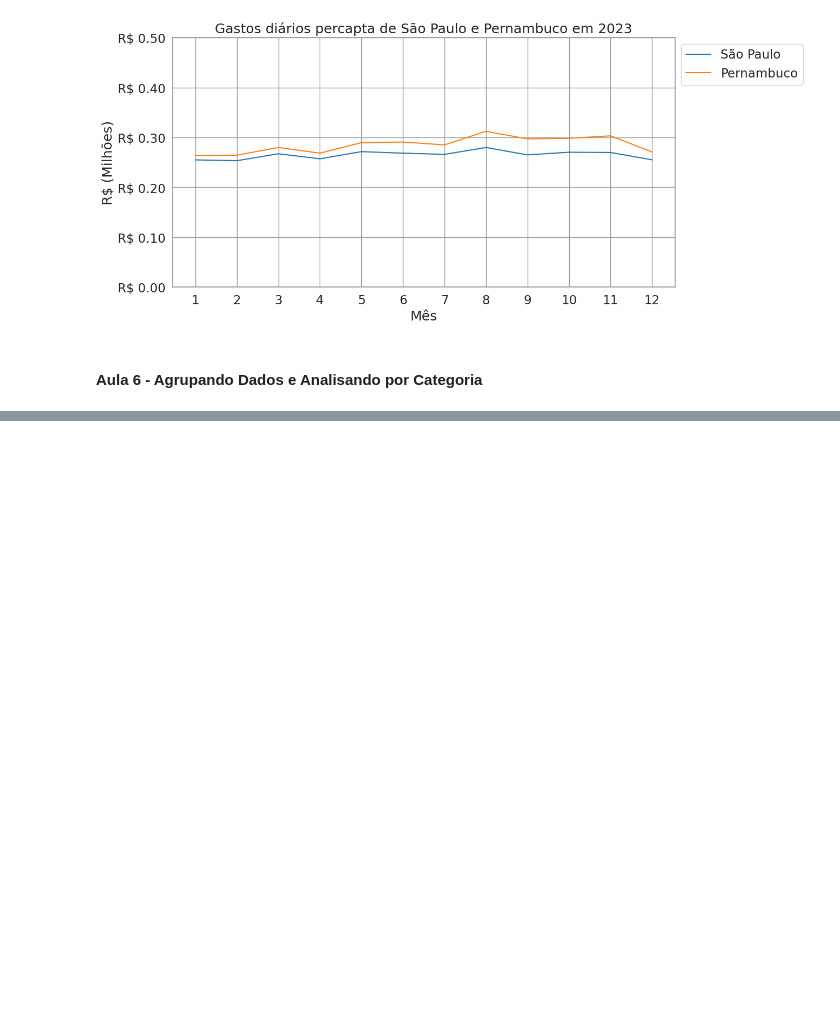
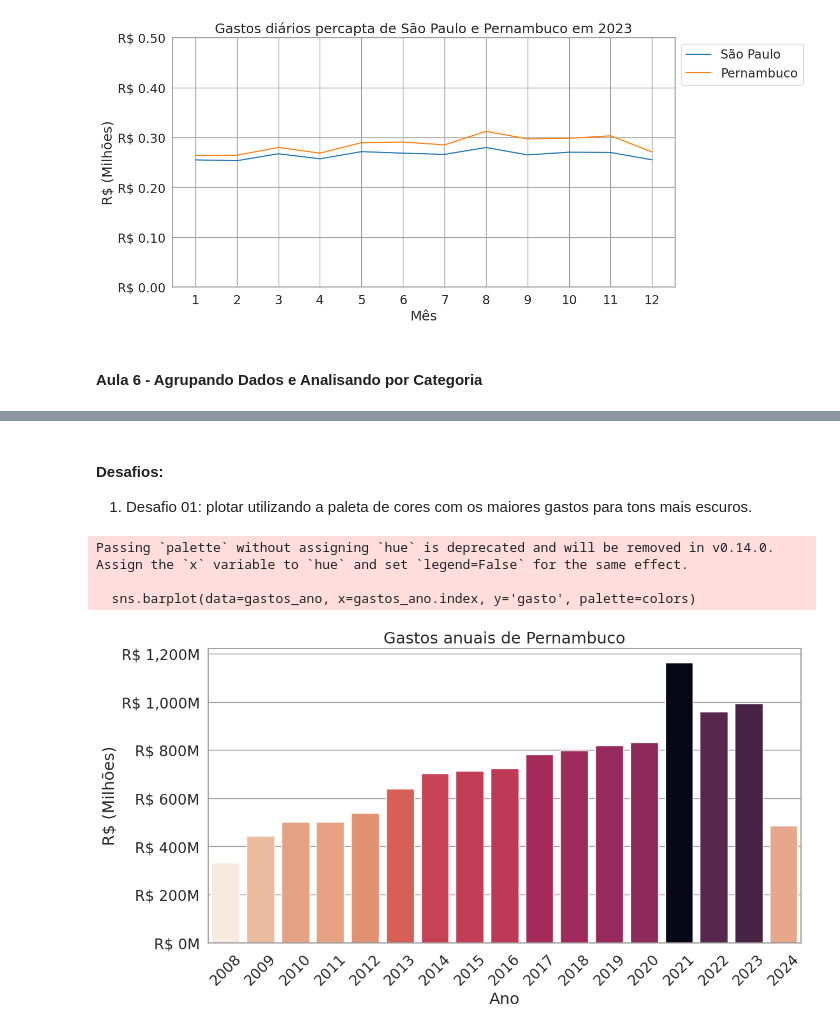
Before and after one commit to janainacazuza/Data-Analytics-FIAP-Pos-Thech, a Jupyter notebook: fase_01/notebooks/exploration/03_ibge.ipynb, the cells around one changed output, grey strips where cells are left out. Drawn from its saved outputs; the diff is of its cells as text; code cells hidden in the pictures; blank space fills up the shorter version.

```diff
--- a/fase_01/notebooks/exploration/03_ibge.ipynb
+++ b/fase_01/notebooks/exploration/03_ibge.ipynb
@@ -873,0 +924,28 @@ plt.show()
+# %% [markdown]
+#### Desafios:
+1. Desafio 01: plotar utilizando a paleta de cores com os maiores gastos para tons mais escuros.
+# %%
+
+
+cmap = sns.color_palette("rocket_r", as_cmap=True)
+norm = plt.Normalize(gastos_ano['gasto'].min(), gastos_ano['gasto'].max())
+
+plt.figure(figsize=(12, 6))
+colors = [cmap(norm(value)) for value in gastos_ano['gasto']]
+
+sns.barplot(data=gastos_ano, x=gastos_ano.index, y='gasto', palette=colors)
+plt.ylabel('R$ (Milhões)')
+plt.xlabel('Ano')
+plt.title('Gastos anuais de Pernambuco')
+sns.set_context('notebook', font_scale=1.5)
+sns.set_style('whitegrid', {'axes.edgecolor': '.6', 'grid.color': '.6'})
+plt.gca().yaxis.set_major_formatter(ticker.FuncFormatter(lambda x, _: f'R$ {x/1000000:,.0f}M'))
+plt.xticks(rotation=45)
+
+
+plt.show()
+# %% [output]
+Passing `palette` without assigning `hue` is deprecated and will be removed in v0.14.0. Assign the `x` variable to `hue` and set `legend=False` for the same effect.
+
+  sns.barplot(data=gastos_ano, x=gastos_ano.index, y='gasto', palette=colors)
+[figure, added]
```
Also changed, not shown: parts of 21 cells of this notebook.
